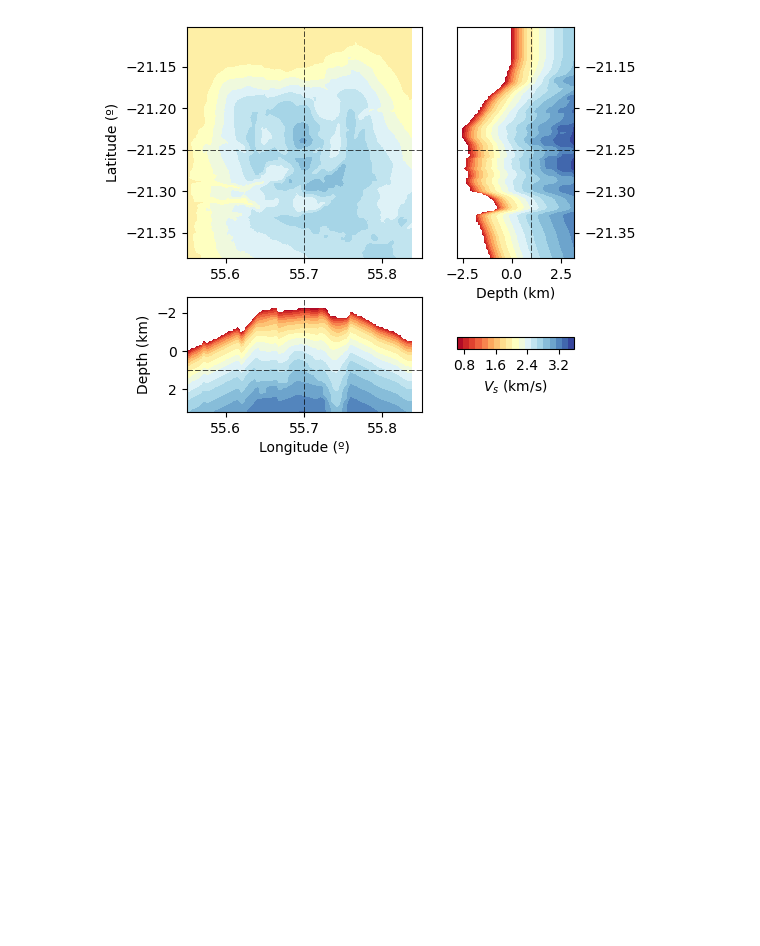
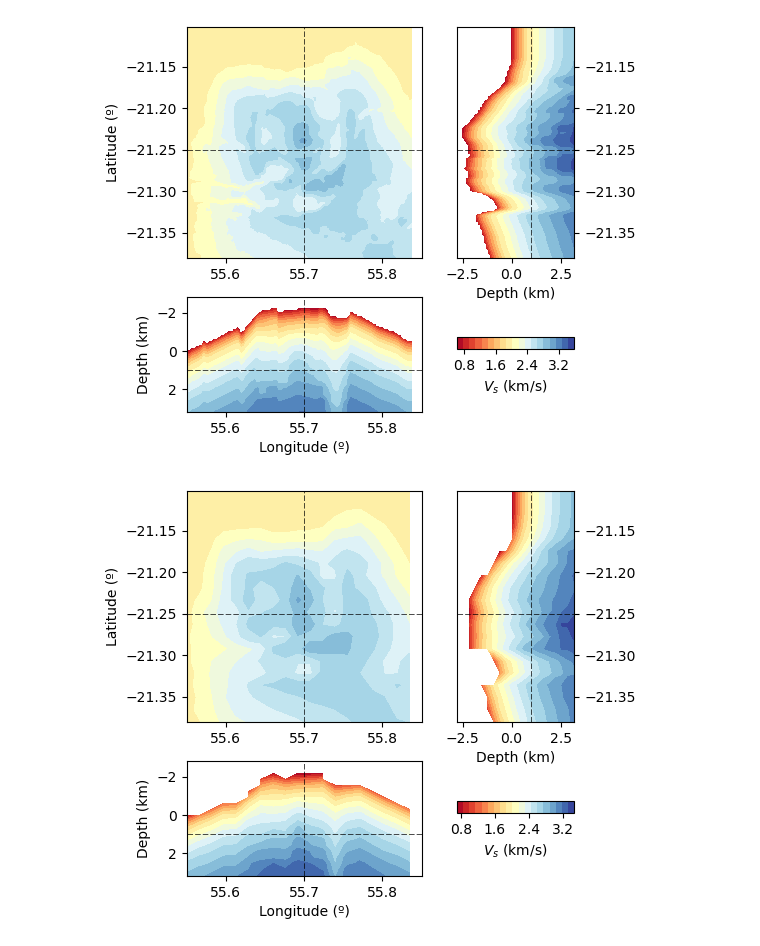
Before and after one commit to leonard-seydoux/covseisnet, a Jupyter notebook: docs/source/tutorials/01_introduction.ipynb, the cells around one changed output. Saved outputs shown, nothing was run; the diff lists cells and outputs as text; code cells hidden in the pictures; blank space fills up the shorter version.

Commit message:
Terminated velocity model cleaning

```diff
--- a/docs/source/tutorials/01_introduction.ipynb
+++ b/docs/source/tutorials/01_introduction.ipynb
@@ -113,4 +91,17 @@ csn.plot.grid3d(model, profile_coordinates=[55.7, -21.25, 1], cmap="RdYlBu", lab
  'xz': <Axes: label='xz', xlabel='Longitude (º)', ylabel='Depth (km)'>,
  'cb': <Axes: label='cb', xlabel='$V_s$ (km/s)'>}
 [figure]
+# %%
+model_i = model.resample((20, 20, 20))
+
+csn.plot.grid3d(
+    model_i,
+    profile_coordinates=[55.7, -21.25, 1],
+    cmap="RdYlBu",
+    label="$V_s$ (km/s)",
+)
+
+csn.plot.plt.show()
+# %% [output]
+[figure, added]
 # %%
```
Also changed, not shown: parts of 3 cells of this notebook, 4 other files.
